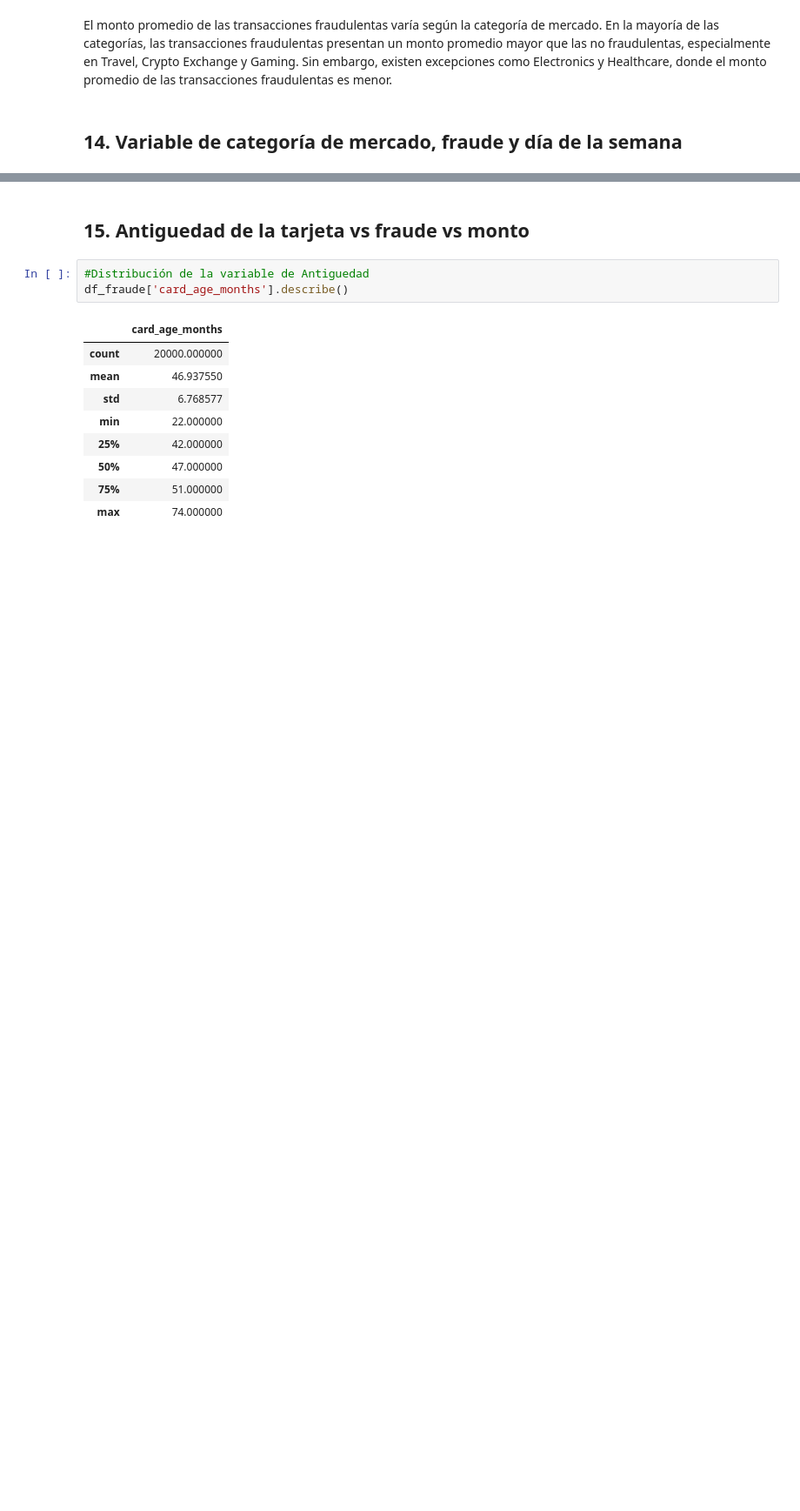
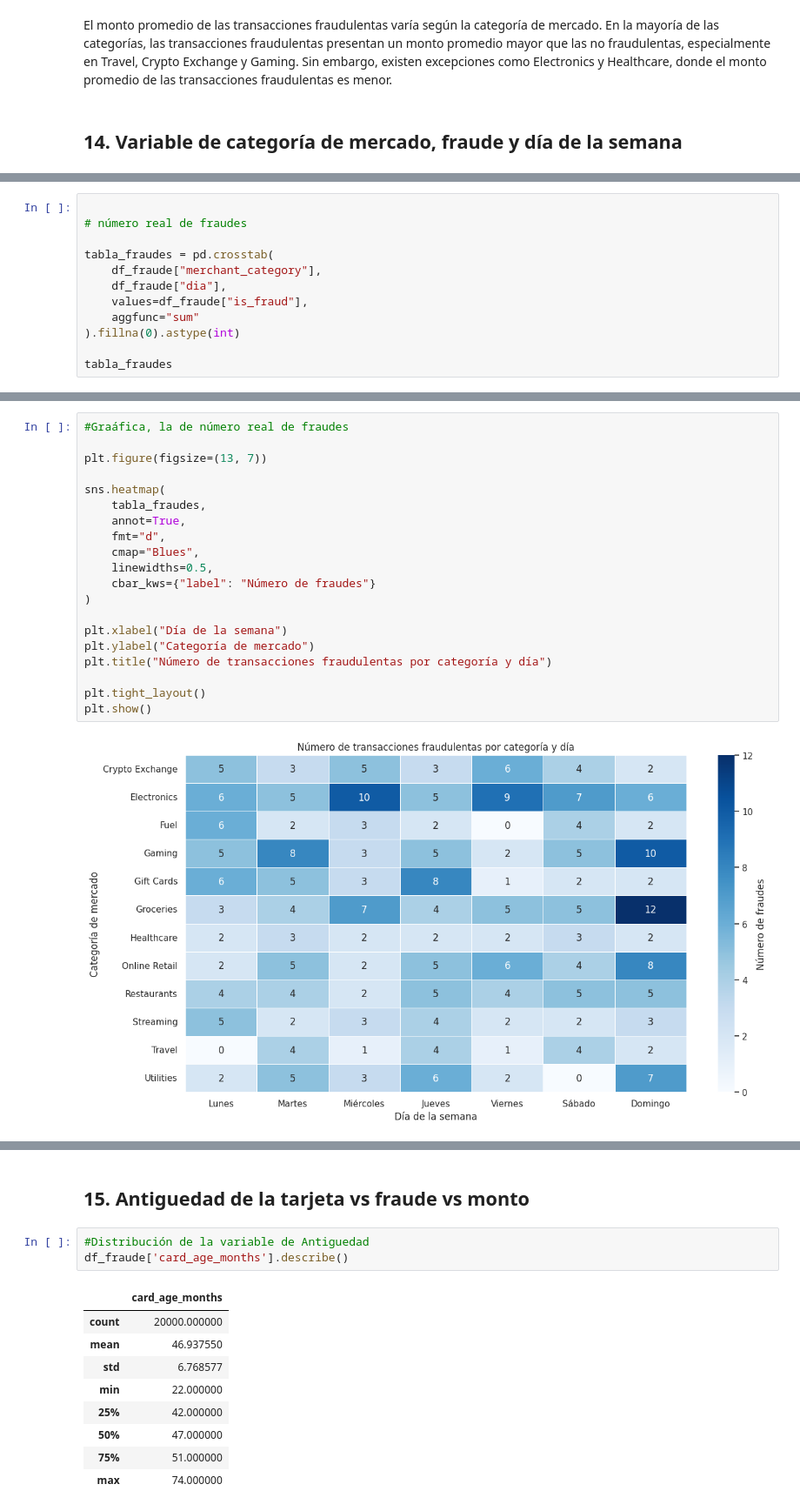
Before and after one commit to nashlypilar-collab/Intro_ciencia_tarea_grupo, a Jupyter notebook: FraudesTDC.ipynb, the cells around one changed output, grey strips where cells are left out. Shown at 87% size. Saved outputs shown, nothing was run; the diff lists cells and outputs as text; blank space fills up the shorter version.

```diff
--- a/FraudesTDC.ipynb
+++ b/FraudesTDC.ipynb
@@ -1535,0 +1419,12 @@ El análisis evidencia que la tasa de fraude varía según la categoría de merc
+# %%
+
+# número real de fraudes
+
+tabla_fraudes = pd.crosstab(
+    df_fraude["merchant_category"],
+    df_fraude["dia"],
+    values=df_fraude["is_fraud"],
+    aggfunc="sum"
+).fillna(0).astype(int)
+
+tabla_fraudes
@@ -1535,0 +1446,22 @@ El análisis evidencia que la tasa de fraude varía según la categoría de merc
+# %%
+#Graáfica, la de número real de fraudes
+
+plt.figure(figsize=(13, 7))
+
+sns.heatmap(
+    tabla_fraudes,
+    annot=True,
+    fmt="d",
+    cmap="Blues",
+    linewidths=0.5,
+    cbar_kws={"label": "Número de fraudes"}
+)
+
+plt.xlabel("Día de la semana")
+plt.ylabel("Categoría de mercado")
+plt.title("Número de transacciones fraudulentas por categoría y día")
+
+plt.tight_layout()
+plt.show()
+# %% [output]
+[figure, added]
```
Also changed, not shown: parts of 9 cells of this notebook.
